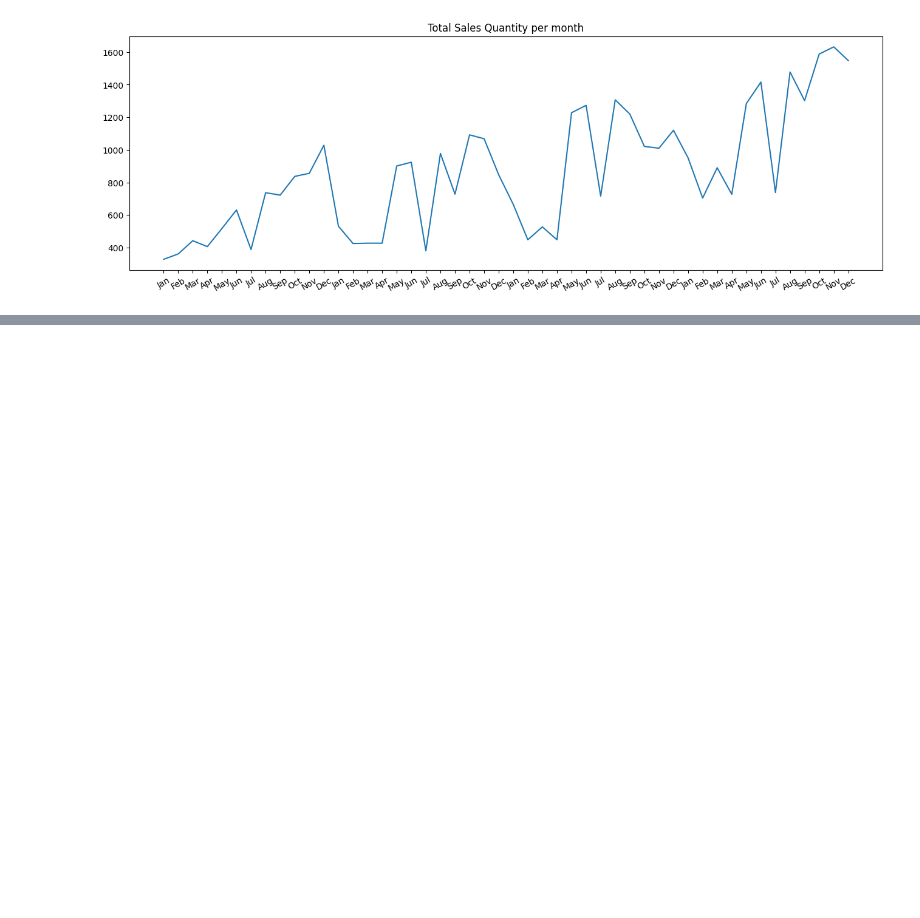
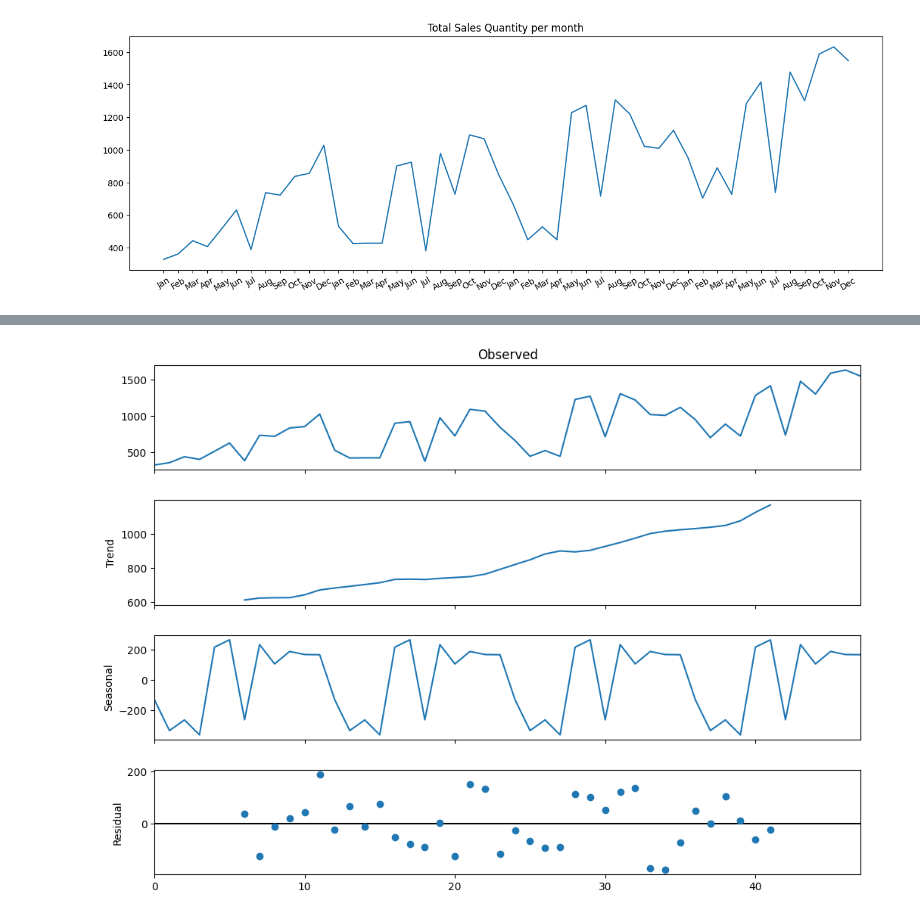
Before and after one commit to anish3565/Case_Studies, a Jupyter notebook: Time Series/SuperStore_Sales_Analysis.ipynb, the cells around one changed output, grey strips where cells are left out. Drawn from its saved outputs; the diff is of its cells as text; code cells hidden in the pictures; blank space fills up the shorter version.

```diff
--- a/Time Series/SuperStore_Sales_Analysis.ipynb
+++ b/Time Series/SuperStore_Sales_Analysis.ipynb
@@ -217,0 +252,11 @@ plotLabels=plt.xticks(np.arange(0,48,1), MonthNames, rotation=30)
+# %%
+# Decomposing the Sales numbers in the Time Series data
+from statsmodels.tsa.seasonal import seasonal_decompose
+series=SalesQuantity.values
+result=seasonal_decompose(series, period=12)
+result.plot()
+CurrentFig=plt.gcf()
+CurrentFig.set_size_inches(11,8)
+plt.show()
+# %% [output]
+[figure, added]
```
Also changed, not shown: parts of 12 cells of this notebook.
